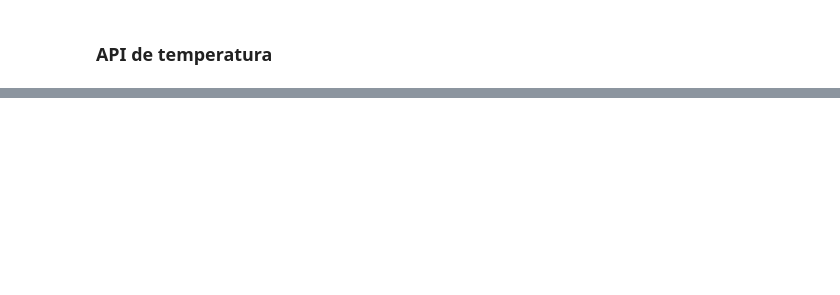
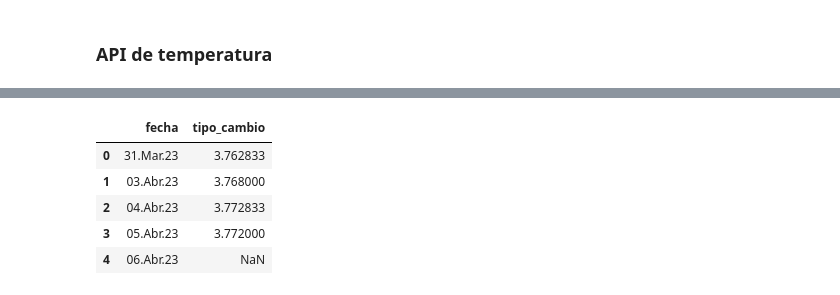
Before and after one commit to CodeCrafter50/gobierno_datos_207, a Jupyter notebook: codigo/Tarea_Indicadores_Calidad_Datos_Publicos.ipynb, the cells around one changed output, grey strips where cells are left out. Saved outputs shown, nothing was run; the diff lists cells and outputs as text; code cells hidden in the pictures; blank space fills up the shorter version.

Commit message:
Métricas de calidad (mejorado); Noticias, Temperatura y Tipo de Cambio - Carlos Calero

```diff
--- a/codigo/Tarea_Indicadores_Calidad_Datos_Publicos.ipynb
+++ b/codigo/Tarea_Indicadores_Calidad_Datos_Publicos.ipynb
@@ -572,0 +413,77 @@ HTTPError: 403 Client Error: Forbidden for url: https://estadisticas.bcrp.gob.pe
+# %%
+import requests
+
+url_base="https://estadisticas.bcrp.gob.pe/estadisticas/series/api/"
+codigo_serie="PD04638PD"
+formato="/json"
+per="/2023-03-31/2025-03-31"
+
+url=url_base+codigo_serie+formato+per
+#print(url)
+
+response=requests.get(url)
+#print(response)
+
+#Extraemos en formato json
+response_json=response.json()
+#print(response_json)
+
+#for key in response_json.keys():
+#    print(key)
+
+#print(response_json['config'])
+#print(response_json['periods'])
+
+# Extraemos los valores del tipo de cambio
+periodos=response_json.get('periods')
+tc=[]
+for i in periodos:
+  valores_list=i['values']
+  for w in valores_list:
+      tc.append(w)
+
+tc = [None if x == "n.d." else float(x) for x in tc]
+
+# Extraemos las fechas del tipo de cambio
+fechas=[]
+for i in periodos:
+  nombre=i['name']
+  fechas.append(nombre)
+
+# Creamos el diccionario de datos
+diccionario={'fecha':fechas,'tipo_cambio':tc}
+
+# Creamos el Dataframe
+df=pd.DataFrame(diccionario)
+#df['fecha'] = pd.to_datetime(df['fecha'], errors='coerce')
+#df['fecha'] = pd.to_datetime(df['fecha'], format='%d.%b.%y', errors='coerce')
+#df
+
+# Calcular la tasa de completitud por columna
+tasa_completitud = df.notnull().mean() * 100
+
+# Mostrar la tasa de completitud de cada columna
+print("Tasa de completitud por columna:")
+print(tasa_completitud)
+
+# Calcular la tasa de completitud global del DataFrame
+tasa_completitud_total = df.notnull().sum().sum() / df.size * 100
+
+# Mostrar la tasa de completitud total
+print(f"\nTasa de completitud total: {tasa_completitud_total:.2f}%")
+
+
+# Verificar valores nulos
+nulos = df["tipo_cambio"].isnull().sum()
+print(f"🔍 Valores nulos: {nulos}")
+
+# Verificar duplicados
+duplicados = df.duplicated(subset="fecha").sum()
+print(f"🔁 Registros duplicados por fecha: {duplicados}")
+
+# Verificar valores fuera de rango (esperado entre 2.5 y 5.0)
+fuera_de_rango = df[(df["tipo_cambio"] < 2.5) | (df["tipo_cambio"] > 5.0)]
+print(f"⚠️ Valores fuera de rango lógico: {len(fuera_de_rango)}")
+
+df.head()
+# %% [output]
@@ -572,0 +499,6 @@ HTTPError: 403 Client Error: Forbidden for url: https://estadisticas.bcrp.gob.pe
+|  | fecha | tipo_cambio |
+| 0 | 31.Mar.23 | 3.762833 |
+| 1 | 03.Abr.23 | 3.768000 |
+| 2 | 04.Abr.23 | 3.772833 |
+| 3 | 05.Abr.23 | 3.772000 |
+| 4 | 06.Abr.23 | NaN |
```
Also changed, not shown: parts of 24 cells of this notebook.
